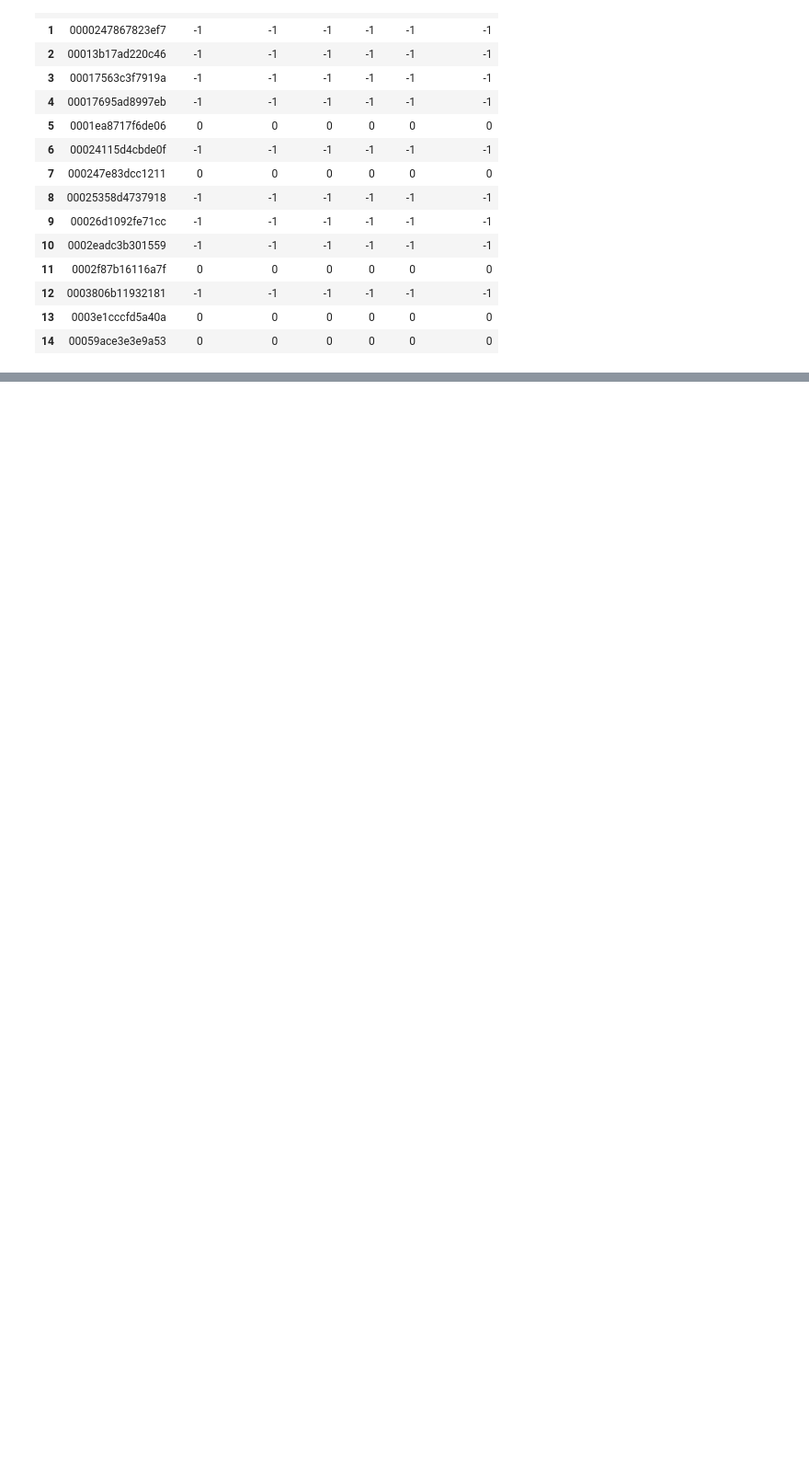
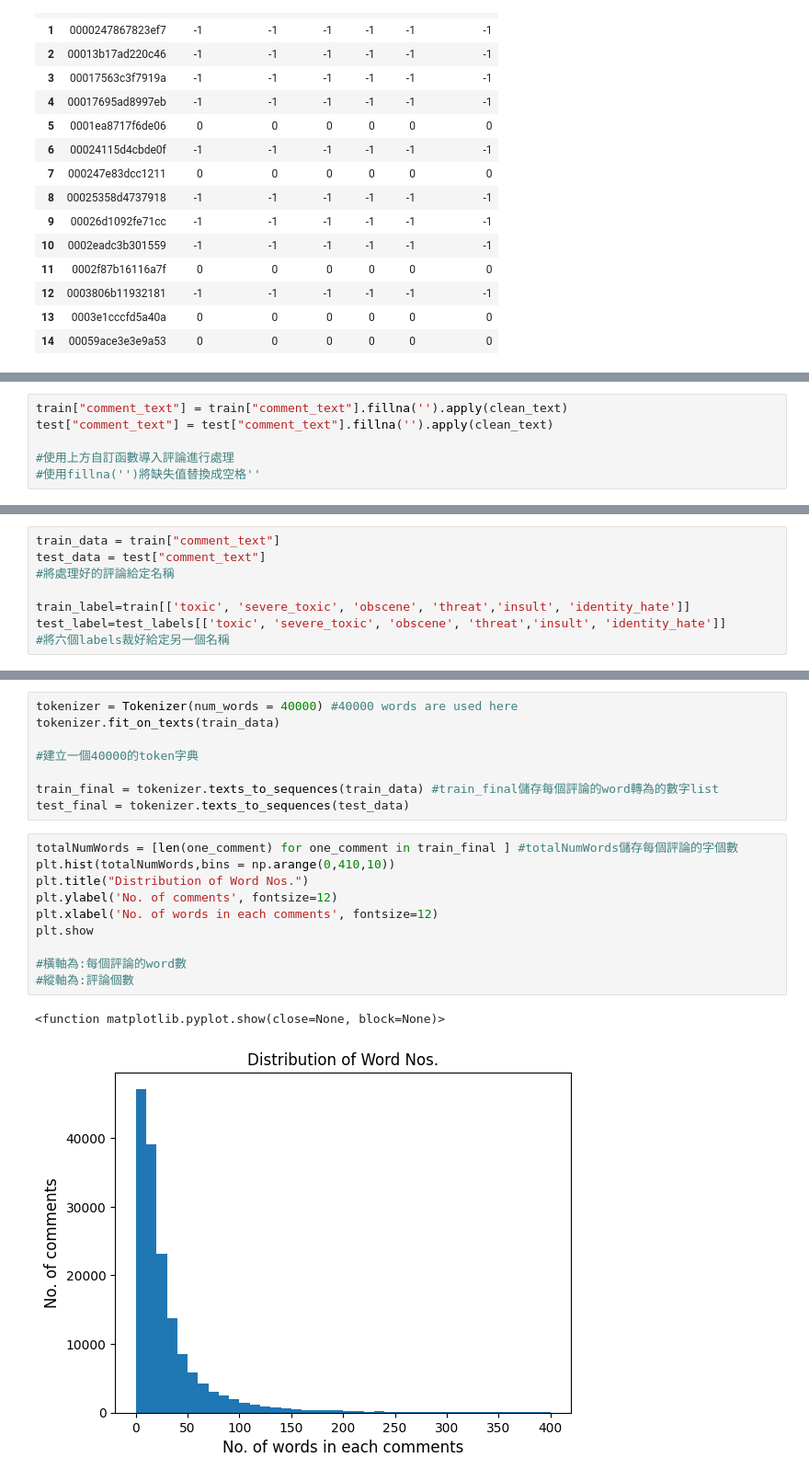
Before and after one commit to TTonnyy789/LSTM_wikipedia, a Jupyter notebook: lstm.ipynb, the cells around one changed output, grey strips where cells are left out. Shown at 92% size. Saved outputs shown, nothing was run; the diff lists cells and outputs as text; blank space fills up the shorter version.

```diff
--- a/lstm.ipynb
+++ b/lstm.ipynb
@@ -85,0 +119,6 @@ test_labels.head(15)
+# %%
+train["comment_text"] = train["comment_text"].fillna('').apply(clean_text)
+test["comment_text"] = test["comment_text"].fillna('').apply(clean_text)
+
+#使用上方自訂函數導入評論進行處理
+#使用fillna('')將缺失值替換成空格''
@@ -85,0 +141,8 @@ test_labels.head(15)
+# %%
+train_data = train["comment_text"]
+test_data = test["comment_text"]
+#將處理好的評論給定名稱
+
+train_label=train[['toxic', 'severe_toxic', 'obscene', 'threat','insult', 'identity_hate']]
+test_label=test_labels[['toxic', 'severe_toxic', 'obscene', 'threat','insult', 'identity_hate']]
+#將六個labels裁好給定另一個名稱
@@ -85,0 +164,21 @@ test_labels.head(15)
+# %%
+tokenizer = Tokenizer(num_words = 40000) #40000 words are used here
+tokenizer.fit_on_texts(train_data)
+
+#建立一個40000的token字典
+
+train_final = tokenizer.texts_to_sequences(train_data) #train_final儲存每個評論的word轉為的數字list
+test_final = tokenizer.texts_to_sequences(test_data)
+# %%
+totalNumWords = [len(one_comment) for one_comment in train_final ] #totalNumWords儲存每個評論的字個數
+plt.hist(totalNumWords,bins = np.arange(0,410,10))
+plt.title("Distribution of Word Nos.")
+plt.ylabel('No. of comments', fontsize=12)
+plt.xlabel('No. of words in each comments', fontsize=12)
+plt.show
+
+#橫軸為:每個評論的word數
+#縱軸為:評論個數
+# %% [output]
+<function matplotlib.pyplot.show(close=None, block=None)>
+[figure, added]
```
Also changed, not shown: parts of 19 cells of this notebook, 1 other file.
